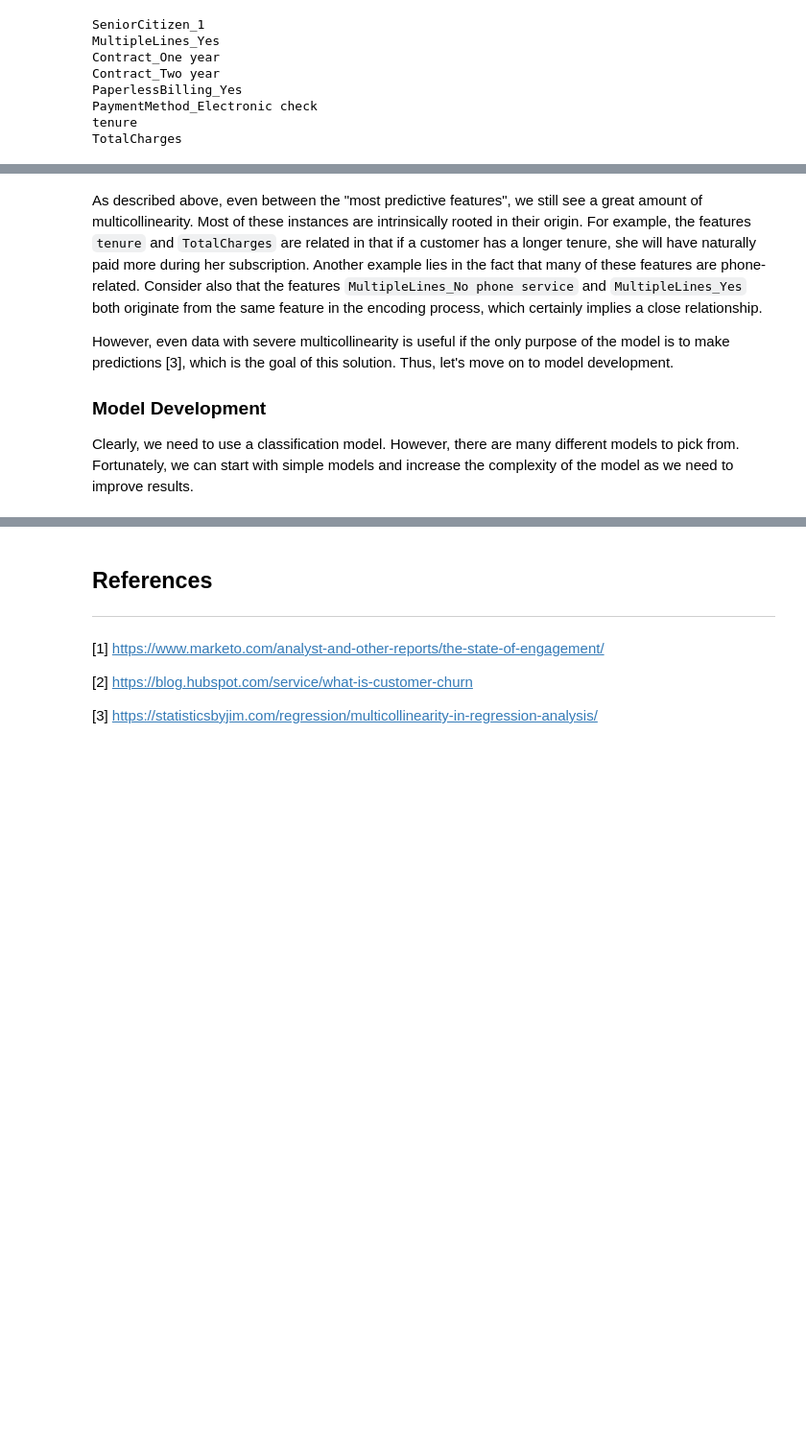
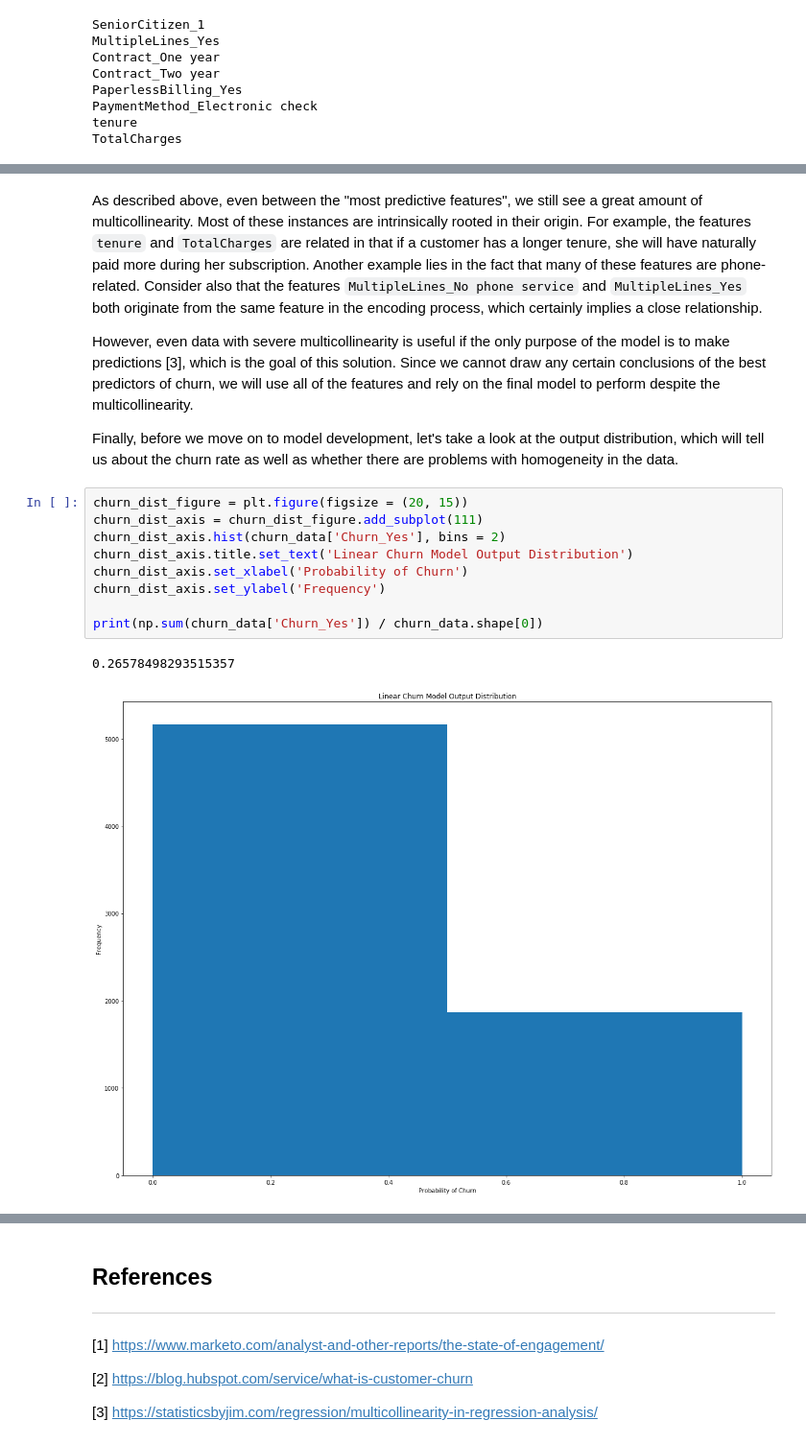
Before and after one commit to austindkoenig/customer-analytics-project, a Jupyter notebook: koenig-prog-assignment.ipynb, the cells around one changed output, grey strips where cells are left out. Shown at 96% size. Cells and saved outputs as stored; diff of their text form; blank space fills up the shorter version.

```diff
--- a/koenig-prog-assignment.ipynb
+++ b/koenig-prog-assignment.ipynb
@@ -252,8 +248,18 @@ churn_corr.style.background_gradient(cmap = 'RdBu_r', axis = None).set_precision
 # %% [markdown]
 As described above, even between the "most predictive features", we still see a great amount of multicollinearity. Most of these instances are intrinsically rooted in their origin. For example, the features `tenure` and `TotalCharges` are related in that if a customer has a longer tenure, she will have naturally paid more during her subscription. Another example lies in the fact that many of these features are phone-related. Consider also that the features `MultipleLines_No phone service` and `MultipleLines_Yes` both originate from the same feature in the encoding process, which certainly implies a close relationship.
 
-However, even data with severe multicollinearity is useful if the only purpose of the model is to make predictions [3], which is the goal of this solution. Thus, let's move on to model development.
+However, even data with severe multicollinearity is useful if the only purpose of the model is to make predictions [3], which is the goal of this solution. Since we cannot draw any certain conclusions of the best predictors of churn, we will use all of the features and rely on the final model to perform despite the multicollinearity.
 
-### Model Development
-
-Clearly, we need to use a classification model. However, there are many different models to pick from. Fortunately, we can start with simple models and increase the complexity of the model as we need to improve results.
+Finally, before we move on to model development, let's take a look at the output distribution, which will tell us about the churn rate as well as whether there are problems with homogeneity in the data.
+# %%
+churn_dist_figure = plt.figure(figsize = (20, 15))
+churn_dist_axis = churn_dist_figure.add_subplot(111)
+churn_dist_axis.hist(churn_data['Churn_Yes'], bins = 2)
+churn_dist_axis.title.set_text('Linear Churn Model Output Distribution')
+churn_dist_axis.set_xlabel('Probability of Churn')
+churn_dist_axis.set_ylabel('Frequency')
+
+print(np.sum(churn_data['Churn_Yes']) / churn_data.shape[0])
+# %% [output]
+0.26578498293515357
+[figure, added]
```
Also changed, not shown: parts of 32 cells of this notebook.
